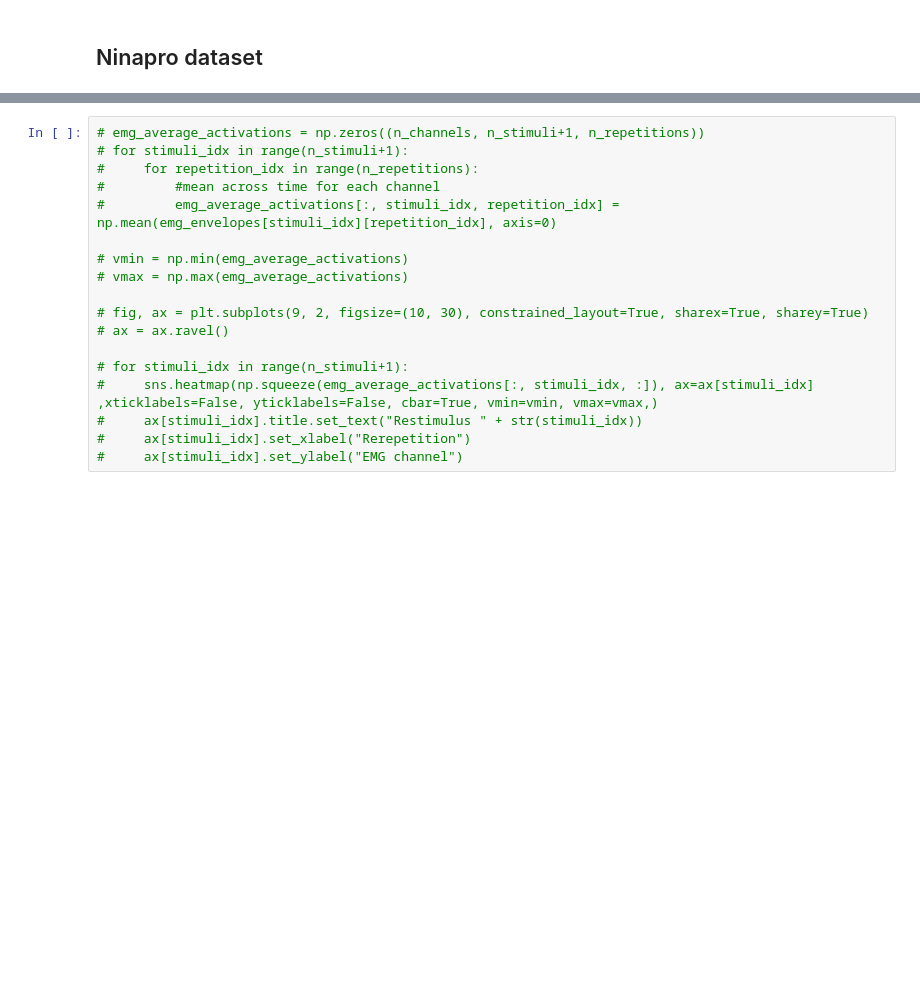
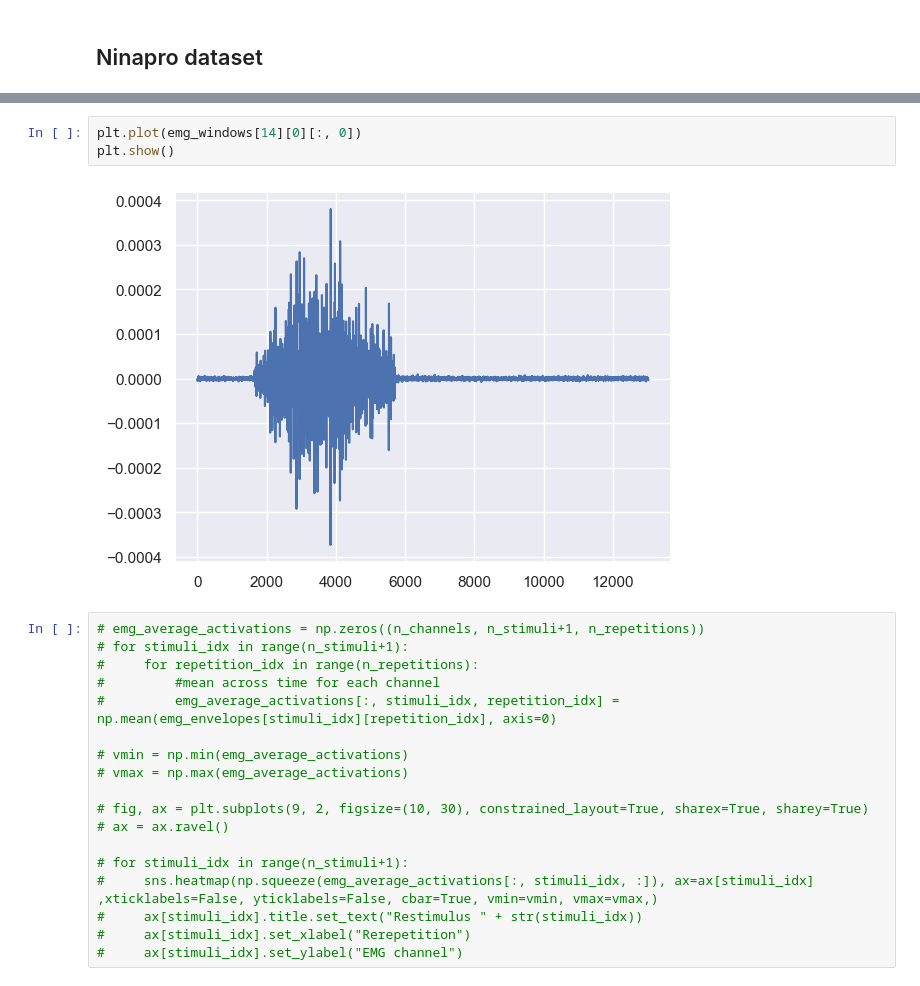
Before and after one commit to N-Pulse/EMG-Decoding, a Jupyter notebook: data_exploration.ipynb, the cells around one changed output, grey strips where cells are left out. Drawn from its saved outputs; the diff is of its cells as text; blank space fills up the shorter version.

```diff
--- a/data_exploration.ipynb
+++ b/data_exploration.ipynb
@@ -210,3 +280,8 @@ for rep in range(n_repetitions):
+# %%
+plt.plot(emg_windows[14][0][:, 0])
+plt.show()
+# %% [output]
+[figure, added]
 # %%
 # emg_average_activations = np.zeros((n_channels, n_stimuli+1, n_repetitions))
 # for stimuli_idx in range(n_stimuli+1):
```
Also changed, not shown: parts of 53 cells of this notebook, 1 other file.
